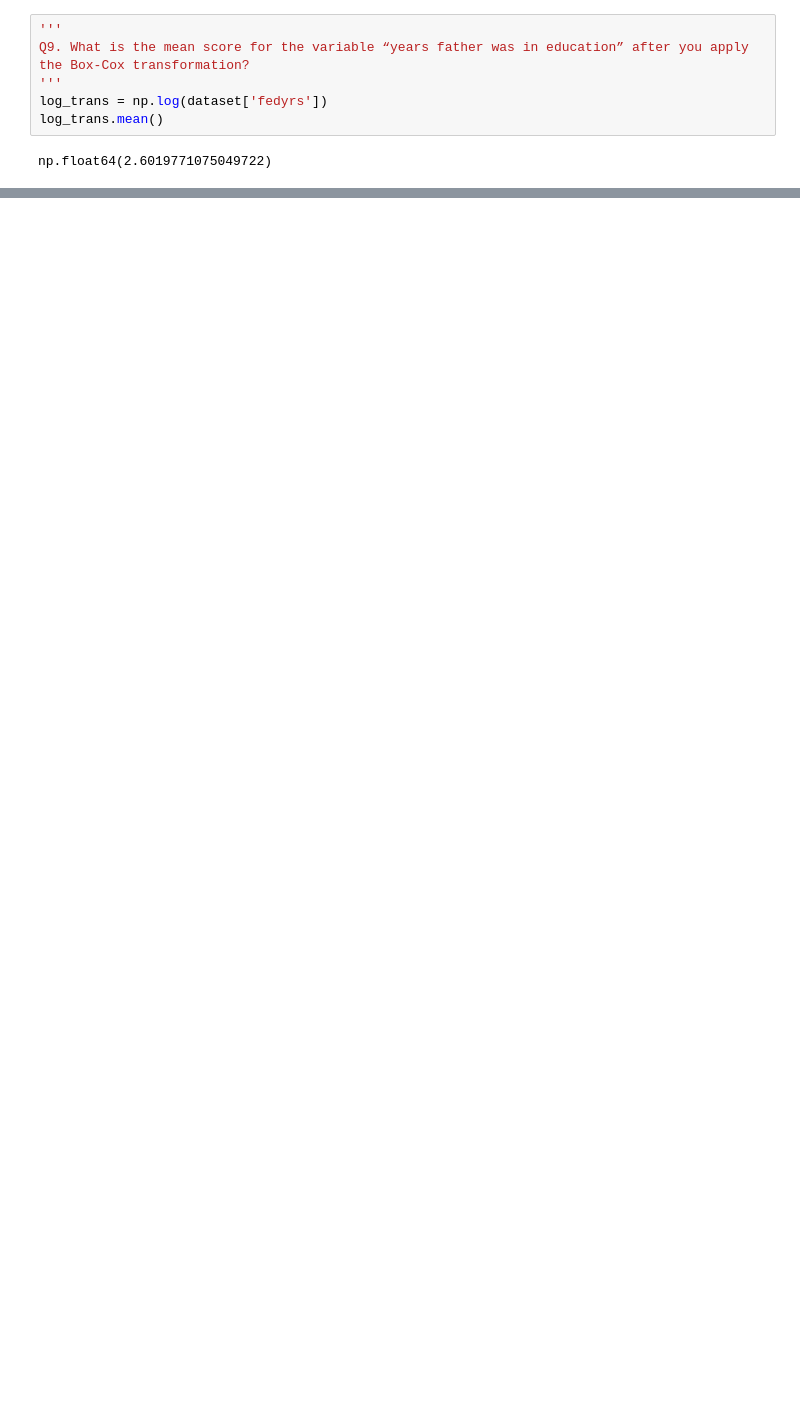
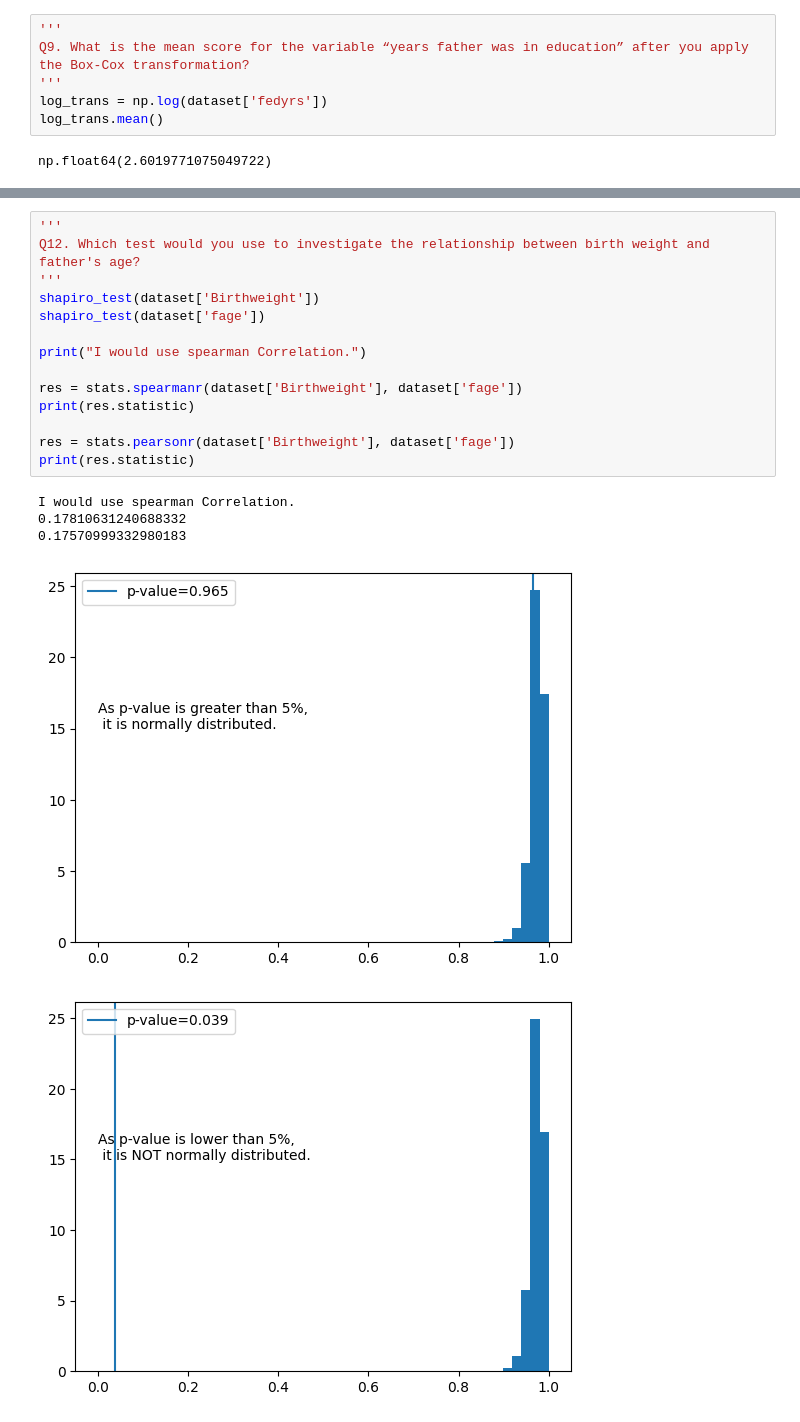
Before and after one commit to jonastieppo/KreativStormTraining, a Jupyter notebook: week2/homework_2.ipynb, the cells around one changed output, grey strips where cells are left out. Saved outputs shown, nothing was run; the diff lists cells and outputs as text; blank space fills up the shorter version.

```diff
--- a/week2/homework_2.ipynb
+++ b/week2/homework_2.ipynb
@@ -122,0 +136,20 @@ sns.histplot(dataset, x='log_fedyrs', ax=ax, kde=True)
+# %%
+'''
+Q12. Which test would you use to investigate the relationship between birth weight and father's age?
+'''
+shapiro_test(dataset['Birthweight'])
+shapiro_test(dataset['fage'])
+
+print("I would use spearman Correlation.")
+
+res = stats.spearmanr(dataset['Birthweight'], dataset['fage'])
+print(res.statistic)
+
+res = stats.pearsonr(dataset['Birthweight'], dataset['fage'])
+print(res.statistic)
+# %% [output]
+I would use spearman Correlation.
+0.17810631240688332
+0.17570999332980183
+[figure, added]
+[figure, added]
```
Also changed, not shown: parts of 18 cells of this notebook, 5 other files.
